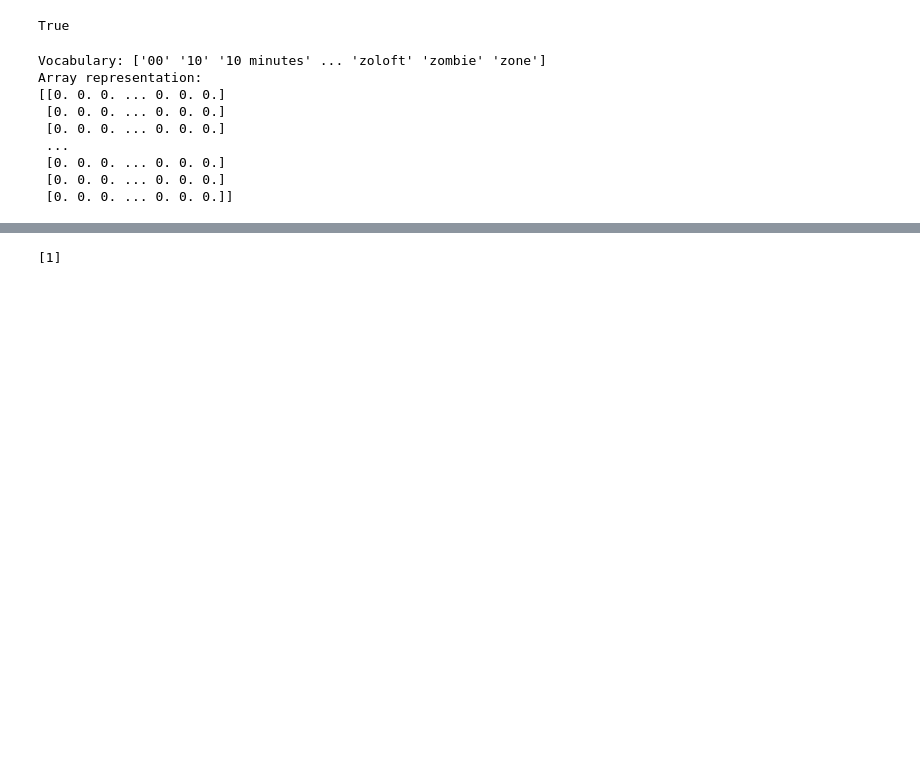
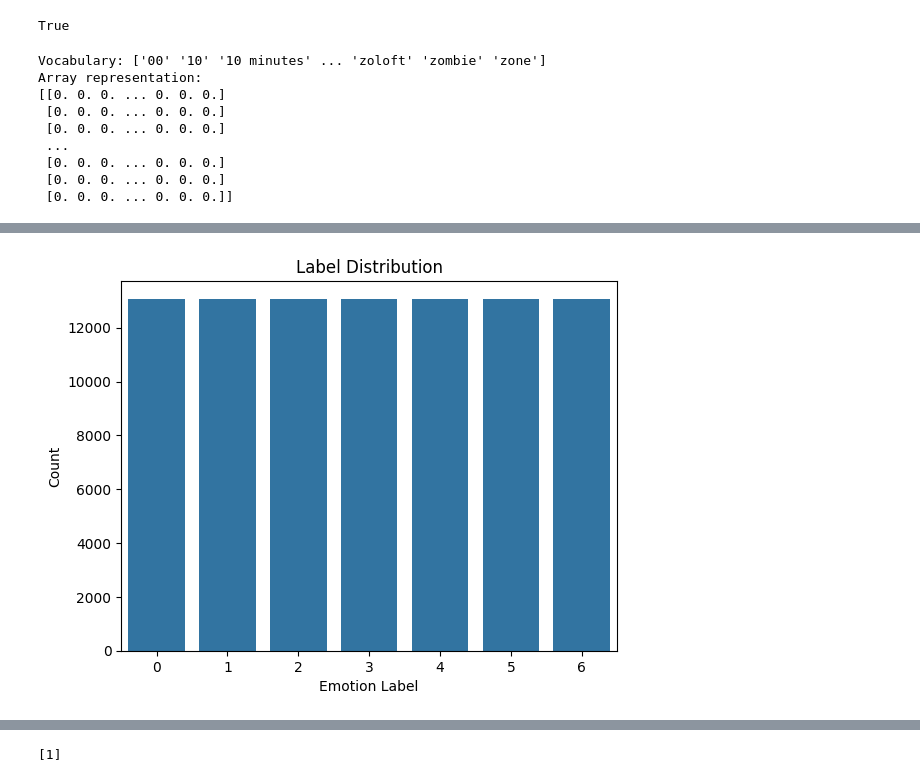
Before and after one commit to nirajGirase08/Mental-Health-Sentiment-Analyzer, a Jupyter notebook: Health_analyzer.ipynb, the cells around one changed output, grey strips where cells are left out. Cells and saved outputs as stored; diff of their text form; code cells hidden in the pictures; blank space fills up the shorter version.

Commit message:
Implemented SMOTE and Logistic Regression

```diff
--- a/Health_analyzer.ipynb
+++ b/Health_analyzer.ipynb
@@ -103,5 +115,18 @@ data.head()
 # %%
-#Splitting the TF-IDF data for train and test
+#Implementing SMOTE for balancing the dataset and then splitting it
 X=X_tfidf
 y=data['label']
 X_train,X_test,y_train,y_test=train_test_split(X,y,test_size=0.2,random_state=40)
+smote = SMOTE(random_state=40)
+X_resampled, y_resampled = smote.fit_resample(X_train, y_train)
+X_train=X_resampled
+y_train=y_resampled
+# %%
+#Bar chart after balancing the dataset
+sns.countplot(x=y_train)
+plt.title('Label Distribution')
+plt.xlabel('Emotion Label')
+plt.ylabel('Count')
+plt.show()
+# %% [output]
+[figure, added]
```
Also changed, not shown: parts of 24 cells of this notebook, 1 other file.
